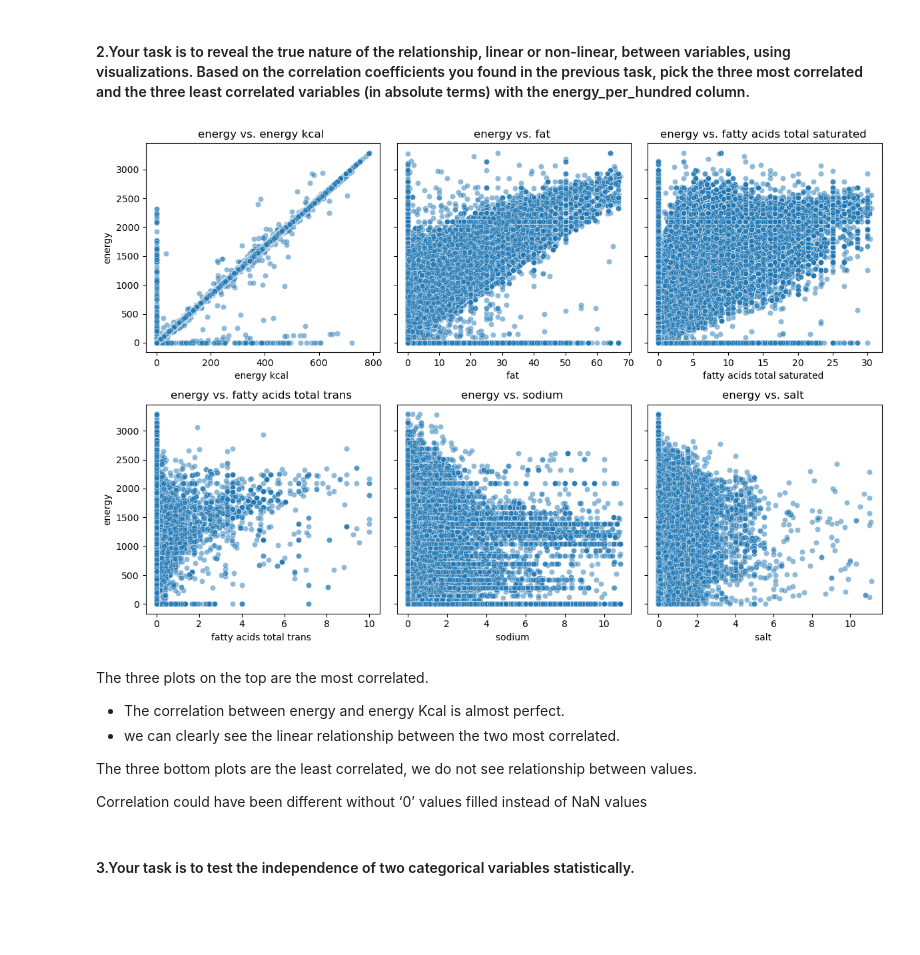
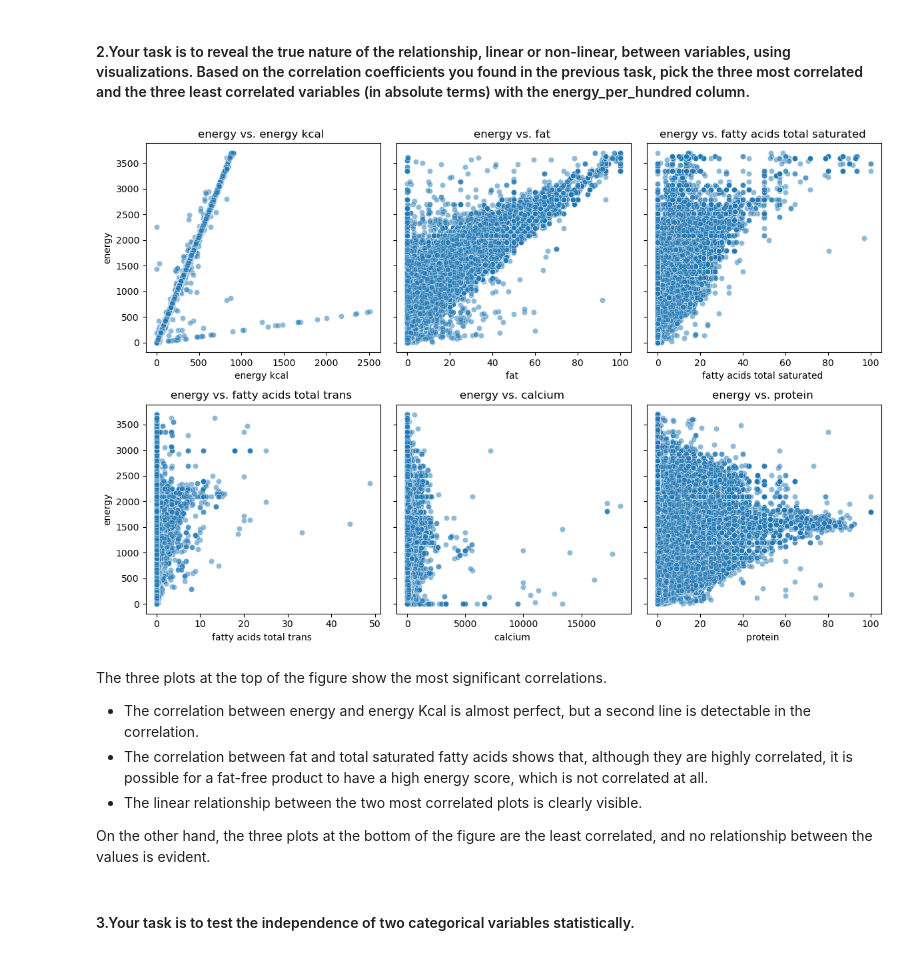
Before and after one commit to arthurgauguet/Applied_Data_Science_Course-2_Project, a Jupyter notebook: 10. Course project.ipynb, the cells around one changed output. Saved outputs shown, nothing was run; the diff lists cells and outputs as text; code cells hidden in the pictures; blank space fills up the shorter version.

```diff
--- a/10. Course project.ipynb
+++ b/10. Course project.ipynb
@@ -714,18 +765,3 @@ plt.show()
 # D. Text data
 # %% [markdown]
 #### 1. Find the product with the longest ingredients list, i.e. the largest number of ingredients. Print the product name and its ingredient list.
-# %%
-# convert 'ingredient' as string
-df['ingredients_en'] = df['ingredients_en'].astype(str)
-
-# in a new column : split each word of the ingredient and count how many words are in the list
-df['word_count'] = df['ingredients_en'].str.split().apply(len)
-
-# creat a new dataframe, sort by 'word_count' and show the longuest
-df_product = df[['product_name_en', 'ingredients_en','word_count']].sort_values(by='word_count', ascending=False).head(1)
-
-name = df_product.iat[0,0]
-print('product with the longest ingredients list : ', name)
-
-ingredient = df_product.iat[0,1]
-print('\nIngredient list : ', ingredient)
@@ -735,0 +837,12 @@ Ingredient list :  Arcoiris: Enriched Flour (Wheat Flour, Niacinamide, Ferrous F
+# %%
+preprocessed_ingredients_en_clean = [preprocess_text(doc) for doc in df['ingredients_en']]
+
+# Add processed ingredient cleaned with collocations to dataframe
+df['ingredients_en_clean'] = preprocessed_ingredients_en_clean
+
+# add new column to DataFrame, split each token of the ingredient and count how many uniaue words are in the list
+df['tok_count'] = df['ingredients_en_clean'].apply(lambda x: len(set(x.split(','))))
+
+# Creat a new dataframe and sort by column 'tok_count'
+df_product = df[['product_name_en', 'ingredients_en', 'ingredients_en_clean','tok_count']].sort_values(by='tok_count', ascending=False)
+df_product.head()
@@ -758,8 +890,2 @@ df_product[df_product['word_count']>0].sort_values(by='word_count', ascending=Tr
 # %% [markdown]
 #### 3. Which are the most frequent ingredients in products? You will also choose an appropriate method to visualize your findings.
-# %%
-# Normalize the text
-df['ingredients_en_txt'] = df['ingredients_en'].str.lower()
-df['ingredients_en_txt'] = df['ingredients_en_txt'].str.replace(r'[^\w\s]','', regex=True)
-df['ingredients_en_txt'] = df['ingredients_en_txt'].str.split()
-df['ingredients_en_txt'] = df['ingredients_en_txt'].fillna("")
@@ -807,0 +908,6 @@ dtype: int64
+# %%
+# Create a new column 'ingredients_list' based on 'ingredients_str' column
+df['ingredients_list'] = df['ingredients_en_clean'].str.split(',')
+
+# Print the first few rows of the new column
+print(df['ingredients_list'].head())
@@ -922,38 +1065,37 @@ Name: energy_per_hundred, dtype: float64
 #### 2.Your task is to reveal the true nature of the relationship, linear or non-linear, between variables, using visualizations. Based on the correlation coefficients you found in the previous task, pick the three most correlated and the three least correlated variables (in absolute terms) with the energy_per_hundred column.
 # %%
 # Define the columns to plot
-columns = ['energy_kcal_per_hundred','fat_per_hundred','fatty_acids_total_saturated_per_hundred','fatty_acids_total_trans_per_hundred','sodium_per_hundred','salt_per_hundred']
+columns = ['energy_kcal_per_hundred','fat_per_hundred','fatty_acids_total_saturated_per_hundred','fatty_acids_total_trans_per_hundred','calcium_per_hundred','protein_per_hundred']
 
 # Create the figure and axes objects for the subplots
 fig, axes = plt.subplots(nrows = 2, ncols = 3, figsize=(12, 8), sharey=True)
 
 # Flatten the axes array to access each subplot individually
 axes = axes.flatten()
 
 # Loop through the columns and plot each one in a separate subplot
 for i, col in enumerate(columns):
     sns.scatterplot(data=df,
                     x=col,
                     y="energy_per_hundred",
                     ax=axes[i],
                     alpha=0.5)
     axes[i].set_ylabel('energy')
     col = col.replace("per_hundred", "").replace("_", " ")
     axes[i].set_xlabel(col)
     axes[i].set_title('energy vs. '+col)
 
 fig.tight_layout()
 plt.show()
 # %% [output]
-[figure, old version]
+[figure, new version]
 # %% [markdown]
-The three plots on the top are the most correlated.
--	The correlation between energy and energy Kcal is almost perfect.
--	we can clearly see the linear relationship between the two most correlated.
+The three plots at the top of the figure show the most significant correlations.
+- The correlation between energy and energy Kcal is almost perfect, but a second line is detectable in the correlation.
+- The correlation between fat and total saturated fatty acids shows that, although they are highly correlated, it is possible for a fat-free product to have a high energy score, which is not correlated at all.
+- The linear relationship between the two most correlated plots is clearly visible.
 
-The three bottom plots are the least correlated, we do not see relationship between values.
-
-Correlation could have been different without ‘0’ values filled instead of NaN values
+On the other hand, the three plots at the bottom of the figure are the least correlated, and no relationship between the values is evident.
 # %% [markdown]
 #### 3.Your task is to test the independence of two categorical variables statistically.
 # %%
```
Also changed, not shown: parts of 74 cells of this notebook.
